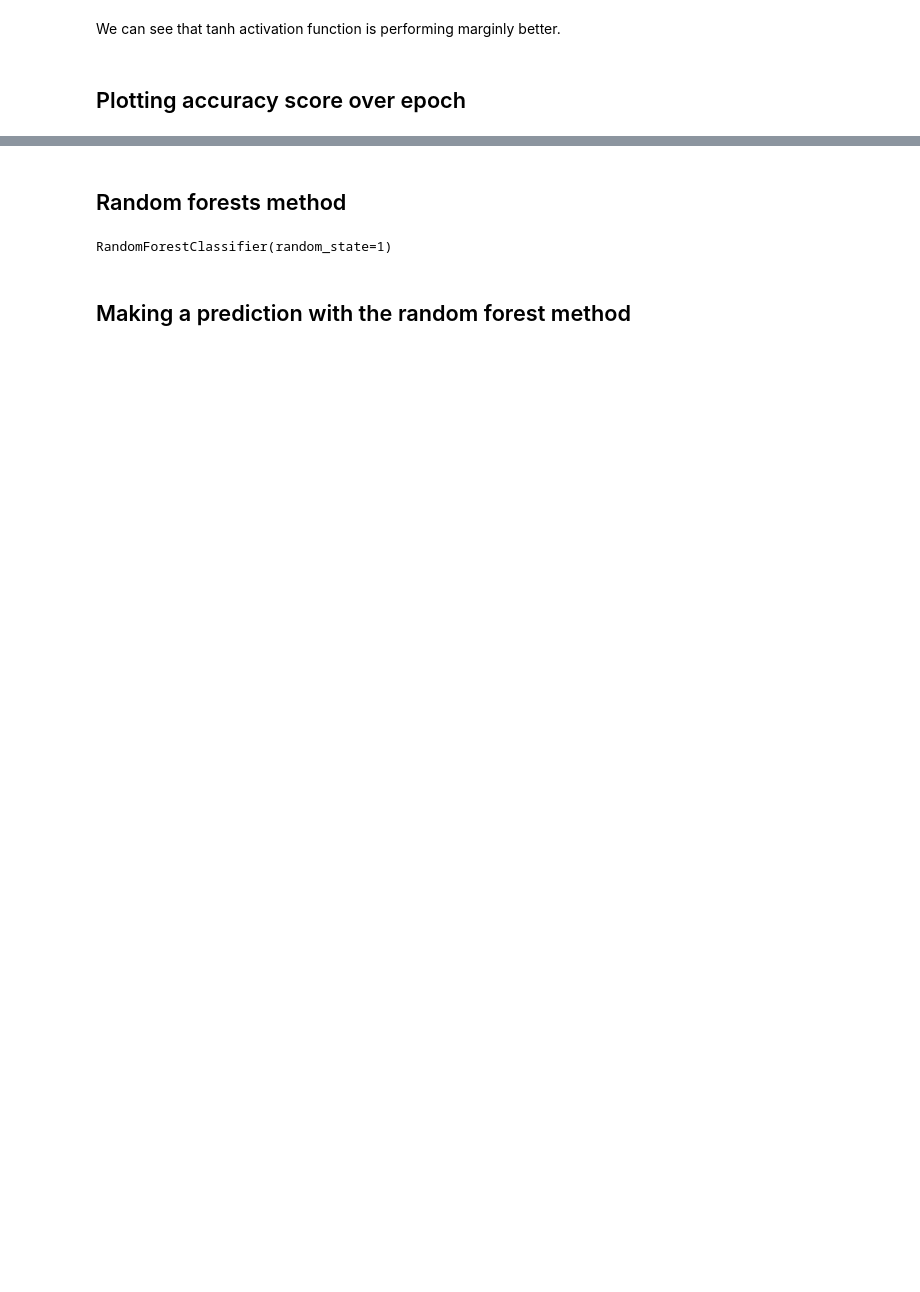
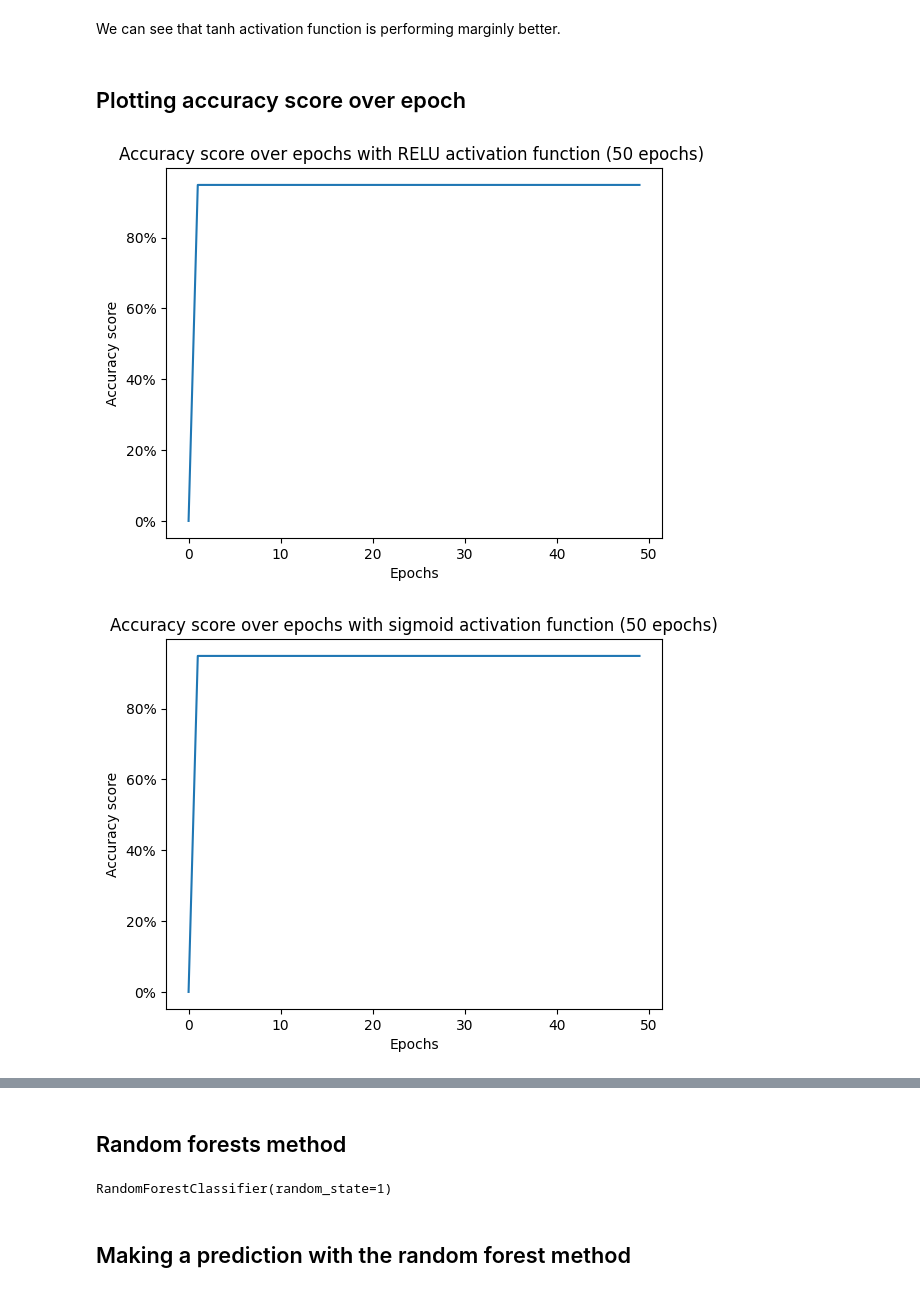
Before and after one commit to mathiasmellemstuen/FYS_STK4155_Prosjekt_3, a Jupyter notebook: src/main.ipynb, the cells around one changed output, grey strips where cells are left out. Drawn from its saved outputs; the diff is of its cells as text; code cells hidden in the pictures; blank space fills up the shorter version.

```diff
--- a/src/main.ipynb
+++ b/src/main.ipynb
@@ -108,33 +127,36 @@ for i in range(1, max_epochs):
     classifier_sigmoid.fit(X_train, Y_train)
     predictions[i, 1] = accuracy_score(classifier.predict(X_test), Y_test, conf = False)
 
     classifier_tanh = MLPClassifier(solver="adam", hidden_layer_sizes=layers, random_state=1, activation="tanh", max_iter = i, alpha = 0.0001, momentum = 1e-05)
     classifier_tanh.fit(X_train, Y_train)
     predictions[i, 2] = accuracy_score(classifier.predict(X_test), Y_test, conf = False)
 
 # Plotting for relu
 plt.figure()
 plt.plot(predictions[:, 0] * 100)
 plt.xlabel("Epochs")
 plt.ylabel("Accuracy score")
-plt.title(f"Accuracy score over epochs with RELU activation function ({max_epochs} epochs in total) ")
+plt.title(f"Accuracy score over epochs with RELU activation function ({max_epochs} epochs) ")
 plt.savefig("../figures/accuracy_over_epochs_mlp_relu")
 plt.gca().yaxis.set_major_formatter(mtick.PercentFormatter())
 
 # Plotting for sigmoid
 plt.figure()
 plt.plot(predictions[:, 1] * 100)
 plt.xlabel("Epochs")
 plt.ylabel("Accuracy score")
-plt.title(f"Accuracy score over epochs with sigmoid activation function ({max_epochs} epochs in total)")
+plt.title(f"Accuracy score over epochs with sigmoid activation function ({max_epochs} epochs)")
 plt.savefig("../figures/accuracy_over_epochs_mlp_relu")
 plt.gca().yaxis.set_major_formatter(mtick.PercentFormatter())
 
 # Plotting for tanh
 plt.figure()
 plt.plot(predictions[:, 2] * 100)
 plt.xlabel("Epochs")
 plt.ylabel("Accuracy score")
-plt.title(f"Accuracy score over epochs with tanh activation function ({max_epochs} epochs in total)")
+plt.title(f"Accuracy score over epochs with tanh activation function ({max_epochs} epochs)")
 plt.savefig("../figures/accuracy_over_epochs_mlp_relu")
 plt.gca().yaxis.set_major_formatter(mtick.PercentFormatter())
+# %% [output]
+[figure, added]
+[figure, added]
```
Also changed, not shown: parts of 22 cells of this notebook, 4 other files.
